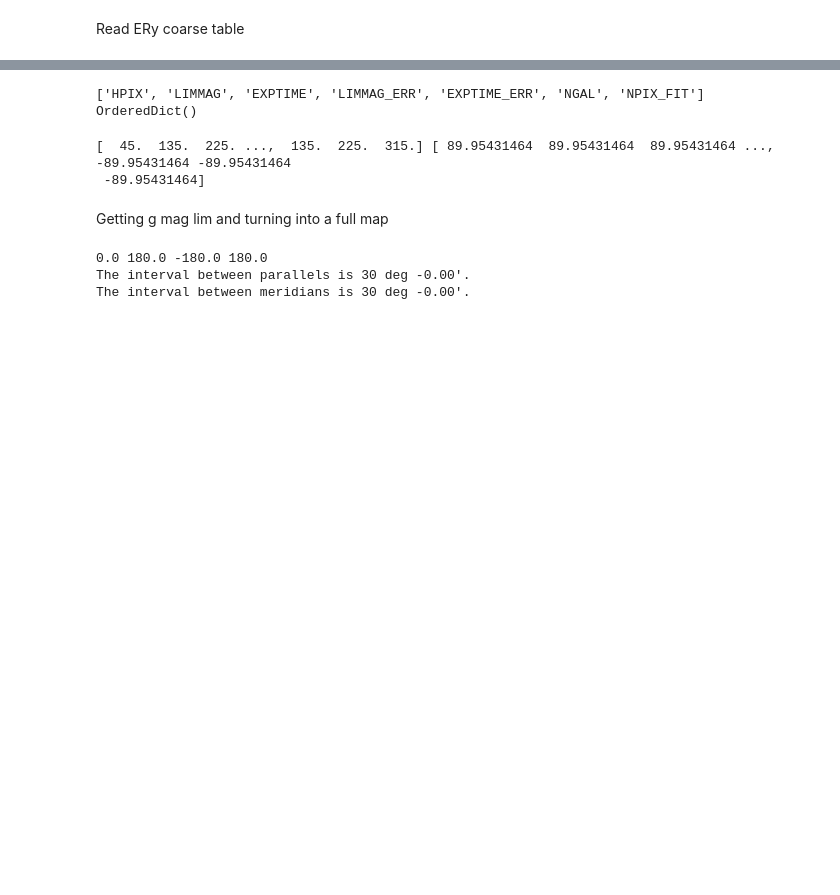
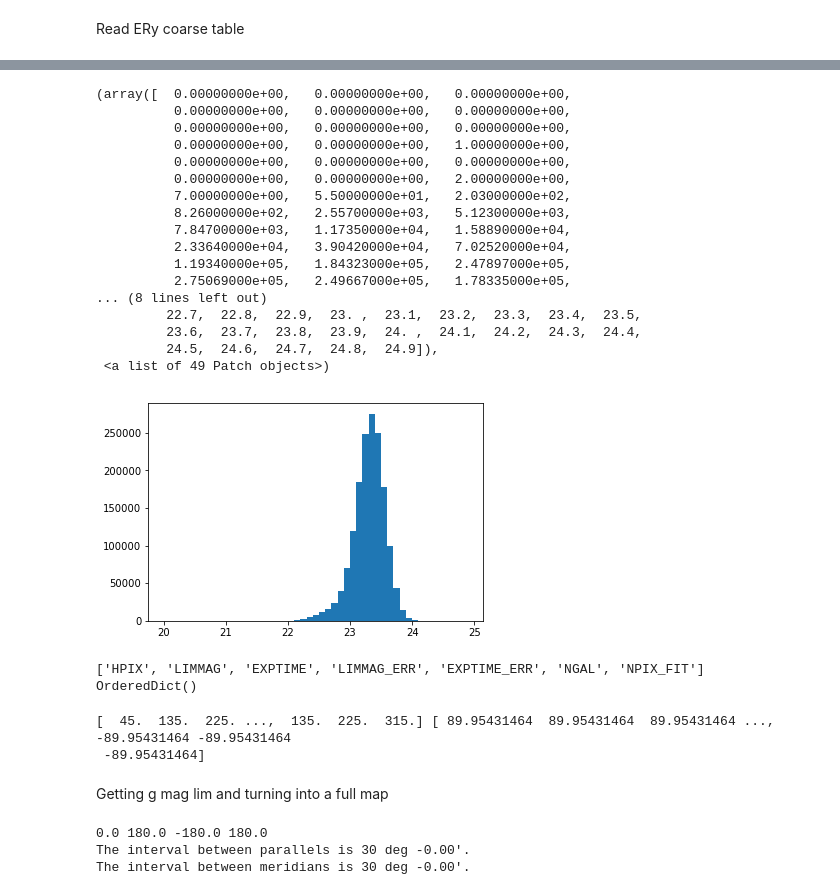
Before and after one commit to ricardogando/depth, a Jupyter notebook: y3_coarse_validation.ipynb, the cells around one changed output, grey strips where cells are left out. Saved outputs shown, nothing was run; the diff lists cells and outputs as text; code cells hidden in the pictures; blank space fills up the shorter version.

Commit message:
Fixed array transpose. Comparing to test region

```diff
--- a/y3_coarse_validation.ipynb
+++ b/y3_coarse_validation.ipynb
@@ -33,3 +13,24 @@ m
+# %%
+plt.hist(limmag[0], bins=np.arange(20,25,0.1))
+# %% [output]
+(array([  0.00000000e+00,   0.00000000e+00,   0.00000000e+00,
+          0.00000000e+00,   0.00000000e+00,   0.00000000e+00,
+          0.00000000e+00,   0.00000000e+00,   0.00000000e+00,
+          0.00000000e+00,   0.00000000e+00,   1.00000000e+00,
+          0.00000000e+00,   0.00000000e+00,   0.00000000e+00,
+          0.00000000e+00,   0.00000000e+00,   2.00000000e+00,
+          7.00000000e+00,   5.50000000e+01,   2.03000000e+02,
+          8.26000000e+02,   2.55700000e+03,   5.12300000e+03,
+          7.84700000e+03,   1.17350000e+04,   1.58890000e+04,
+          2.33640000e+04,   3.90420000e+04,   7.02520000e+04,
+          1.19340000e+05,   1.84323000e+05,   2.47897000e+05,
+          2.75069000e+05,   2.49667000e+05,   1.78335000e+05,
+... (8 lines left out)
+         22.7,  22.8,  22.9,  23. ,  23.1,  23.2,  23.3,  23.4,  23.5,
+         23.6,  23.7,  23.8,  23.9,  24. ,  24.1,  24.2,  24.3,  24.4,
+         24.5,  24.6,  24.7,  24.8,  24.9]),
+ <a list of 49 Patch objects>)
+[figure, added]
 # %%
 print m.colnames
 len(m)
```
Also changed, not shown: parts of 26 cells of this notebook.
